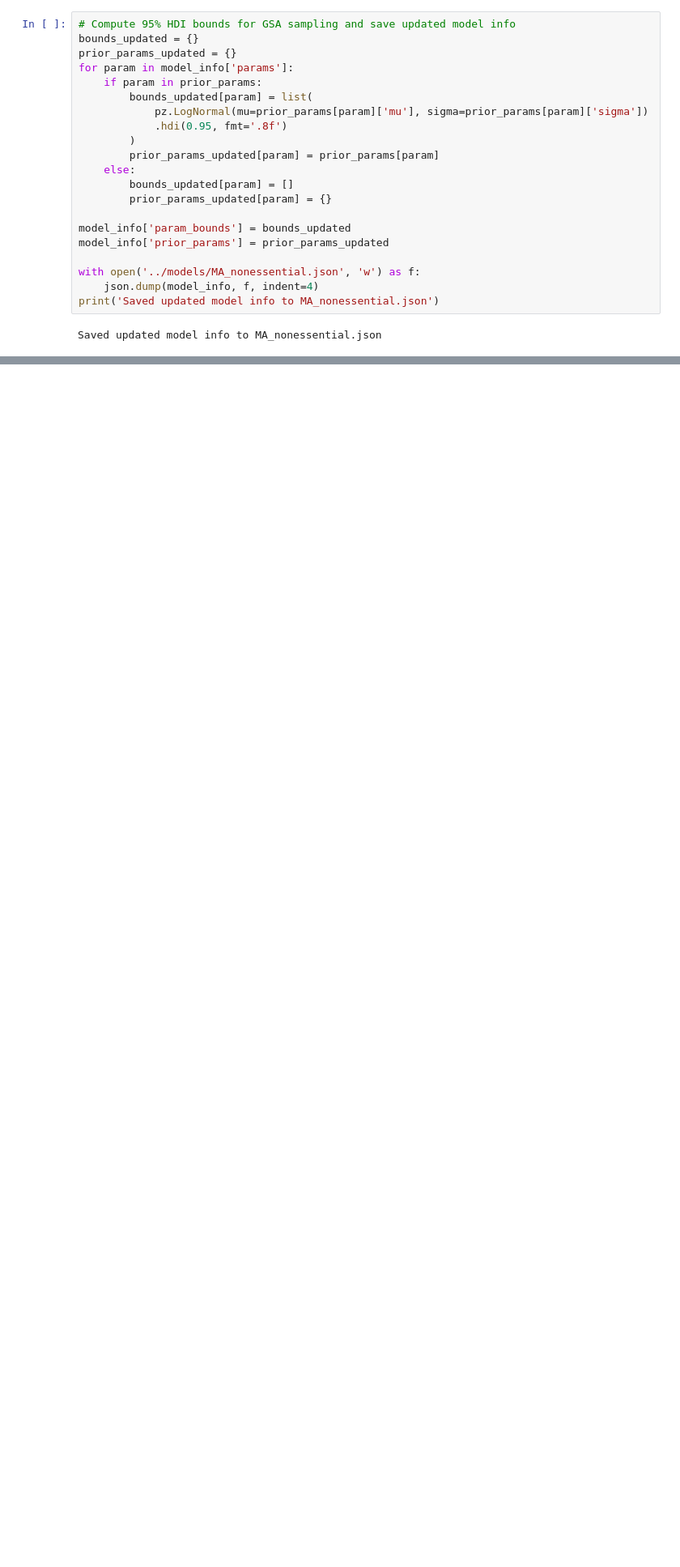
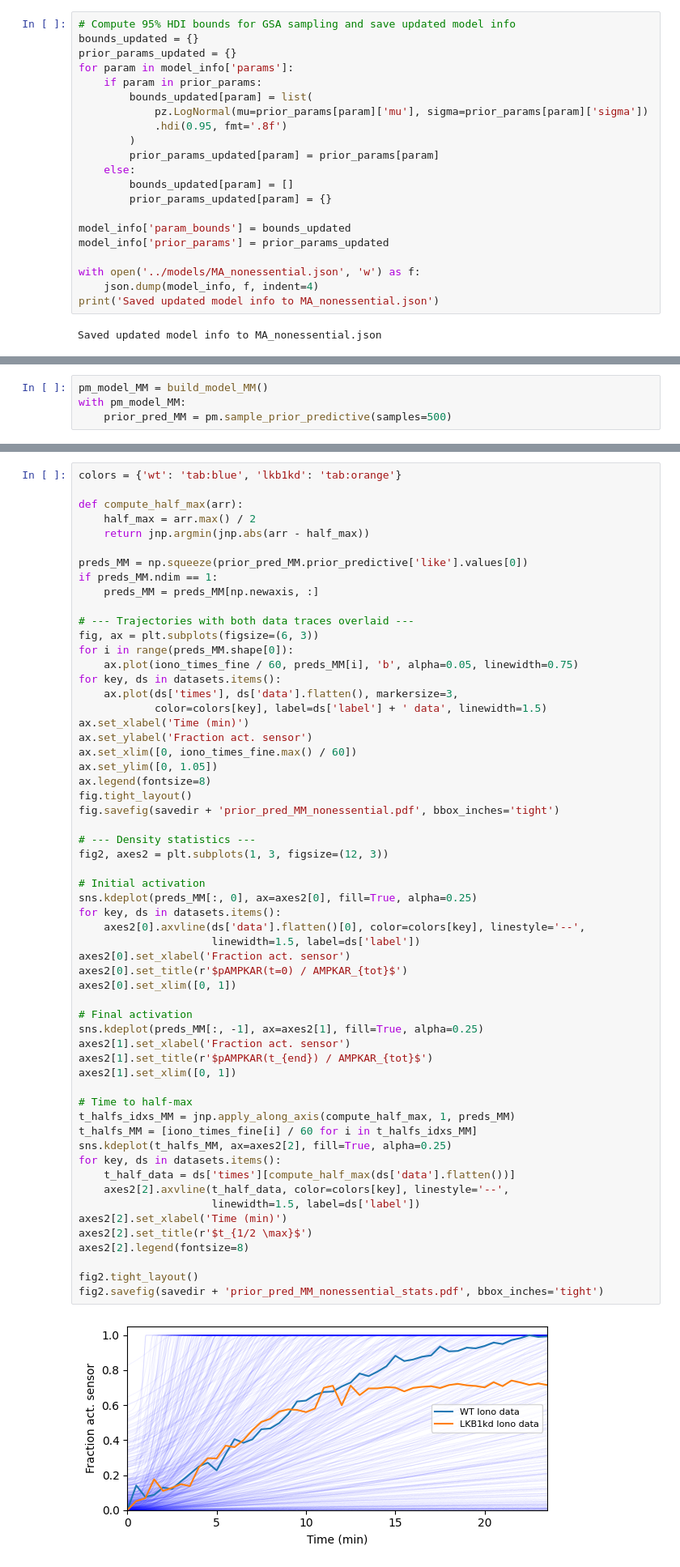
Before and after one commit to JudyXChen/AMPKAR, a Jupyter notebook: src/ampk_models/param_est/prior_elicit_ampk.ipynb, the cells around one changed output, grey strips where cells are left out. Shown at 81% size. Cells and saved outputs as stored; diff of their text form; blank space fills up the shorter version.

```diff
--- a/src/ampk_models/param_est/prior_elicit_ampk.ipynb
+++ b/src/ampk_models/param_est/prior_elicit_ampk.ipynb
@@ -300,0 +641,4 @@ Saved updated model info to MA_nonessential.json
+# %%
+pm_model_MM = build_model_MM()
+with pm_model_MM:
+    prior_pred_MM = pm.sample_prior_predictive(samples=500)
@@ -300,0 +647,60 @@ Saved updated model info to MA_nonessential.json
+# %%
+colors = {'wt': 'tab:blue', 'lkb1kd': 'tab:orange'}
+
+def compute_half_max(arr):
+    half_max = arr.max() / 2
+    return jnp.argmin(jnp.abs(arr - half_max))
+
+preds_MM = np.squeeze(prior_pred_MM.prior_predictive['like'].values[0])
+if preds_MM.ndim == 1:
+    preds_MM = preds_MM[np.newaxis, :]
+
+# --- Trajectories with both data traces overlaid ---
+fig, ax = plt.subplots(figsize=(6, 3))
+for i in range(preds_MM.shape[0]):
+    ax.plot(iono_times_fine / 60, preds_MM[i], 'b', alpha=0.05, linewidth=0.75)
+for key, ds in datasets.items():
+    ax.plot(ds['times'], ds['data'].flatten(), markersize=3,
+            color=colors[key], label=ds['label'] + ' data', linewidth=1.5)
+ax.set_xlabel('Time (min)')
+ax.set_ylabel('Fraction act. sensor')
+ax.set_xlim([0, iono_times_fine.max() / 60])
+ax.set_ylim([0, 1.05])
+ax.legend(fontsize=8)
+fig.tight_layout()
+fig.savefig(savedir + 'prior_pred_MM_nonessential.pdf', bbox_inches='tight')
+
+# --- Density statistics ---
+fig2, axes2 = plt.subplots(1, 3, figsize=(12, 3))
+
+# Initial activation
+sns.kdeplot(preds_MM[:, 0], ax=axes2[0], fill=True, alpha=0.25)
+for key, ds in datasets.items():
+    axes2[0].axvline(ds['data'].flatten()[0], color=colors[key], linestyle='--',
+                     linewidth=1.5, label=ds['label'])
+axes2[0].set_xlabel('Fraction act. sensor')
+axes2[0].set_title(r'$pAMPKAR(t=0) / AMPKAR_{tot}$')
+axes2[0].set_xlim([0, 1])
+
+# Final activation
+sns.kdeplot(preds_MM[:, -1], ax=axes2[1], fill=True, alpha=0.25)
+axes2[1].set_xlabel('Fraction act. sensor')
+axes2[1].set_title(r'$pAMPKAR(t_{end}) / AMPKAR_{tot}$')
+axes2[1].set_xlim([0, 1])
+
+# Time to half-max
+t_halfs_idxs_MM = jnp.apply_along_axis(compute_half_max, 1, preds_MM)
+t_halfs_MM = [iono_times_fine[i] / 60 for i in t_halfs_idxs_MM]
+sns.kdeplot(t_halfs_MM, ax=axes2[2], fill=True, alpha=0.25)
+for key, ds in datasets.items():
+    t_half_data = ds['times'][compute_half_max(ds['data'].flatten())]
+    axes2[2].axvline(t_half_data, color=colors[key], linestyle='--',
+                     linewidth=1.5, label=ds['label'])
+axes2[2].set_xlabel('Time (min)')
+axes2[2].set_title(r'$t_{1/2 \max}$')
+axes2[2].legend(fontsize=8)
+
+fig2.tight_layout()
+fig2.savefig(savedir + 'prior_pred_MM_nonessential_stats.pdf', bbox_inches='tight')
+# %% [output]
+[figure, added]
```
Also changed, not shown: parts of 22 cells of this notebook, 22 other files.
